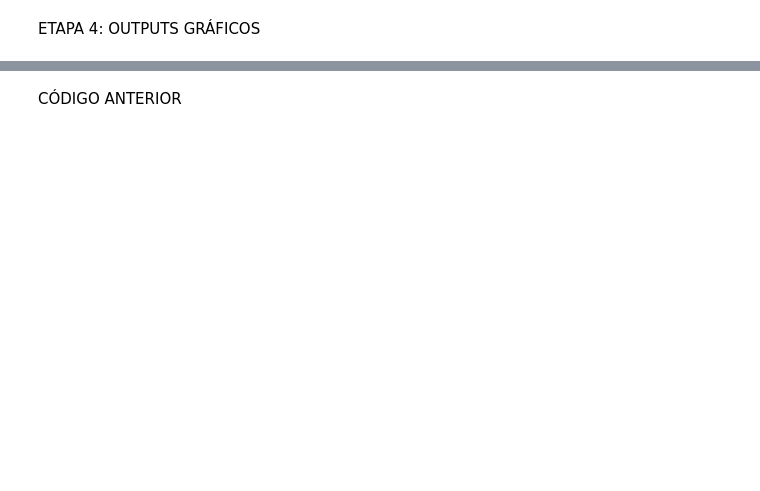
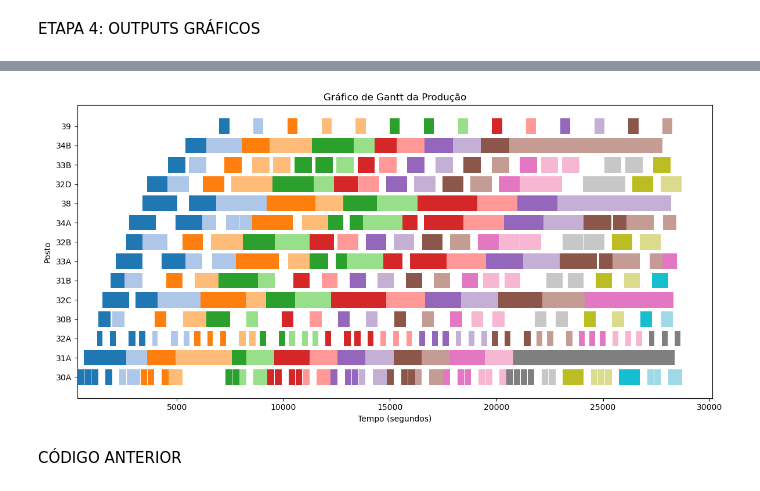
Before and after one commit to MatheusFariasPJ/PROJETO_MERCEDES, a Jupyter notebook: SIMULADOR.ipynb, the cells around one changed output, grey strips where cells are left out. Saved outputs shown, nothing was run; the diff lists cells and outputs as text; code cells hidden in the pictures; blank space fills up the shorter version.

```diff
--- a/SIMULADOR.ipynb
+++ b/SIMULADOR.ipynb
@@ -577,3 +646,24 @@ plt.show()
+# %%
+
+# Ordena por entrada
+df_gantt = df_log.sort_values(by="entrada")
+
+# Cores distintas por modelo
+cores = plt.cm.get_cmap('tab20', df_gantt["nome"].nunique())
+nome_to_cor = {nome: cores(i) for i, nome in enumerate(df_gantt["nome"].unique())}
+
+plt.figure(figsize=(12, 6))
+
+for i, (idx, row) in enumerate(df_gantt.iterrows()):
+    plt.barh(row["posto"], row["saida"] - row["entrada"], left=row["entrada"], color=nome_to_cor[row["nome"]])
+
+plt.xlabel("Tempo (segundos)")
+plt.ylabel("Posto")
+plt.title("Gráfico de Gantt da Produção")
+plt.tight_layout()
+plt.show()
+# %% [output]
+[figure, added]
 # %% [markdown]
 CÓDIGO ANTERIOR
 # %%
```
Also changed, not shown: parts of 16 cells of this notebook.
